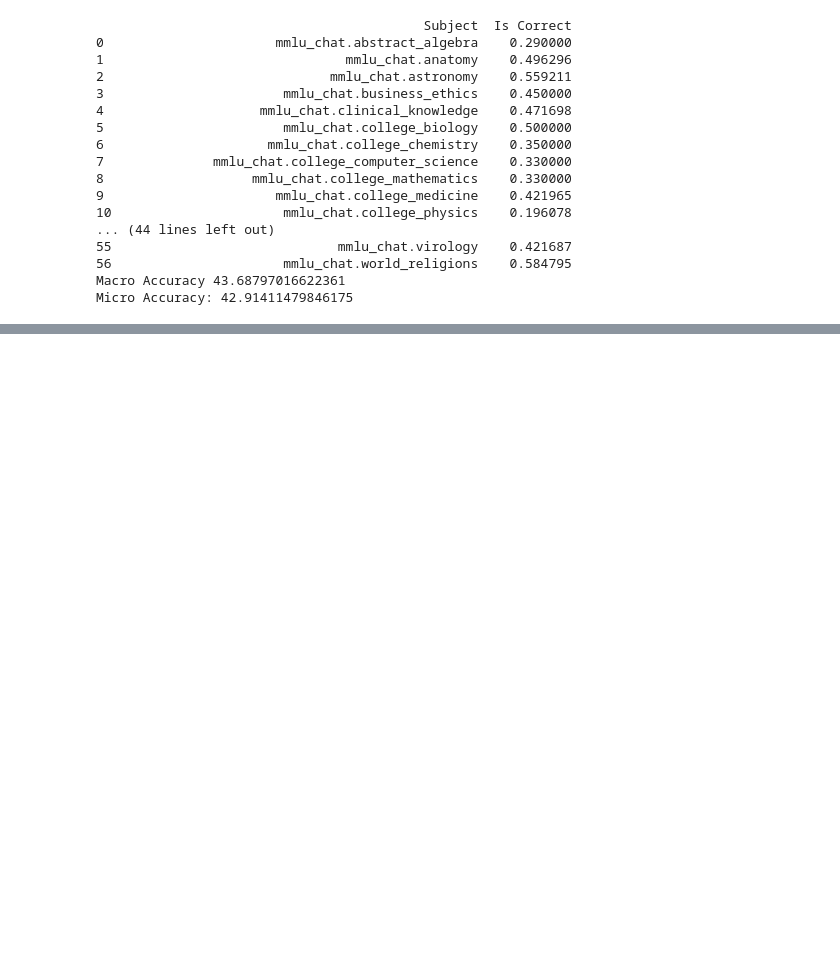
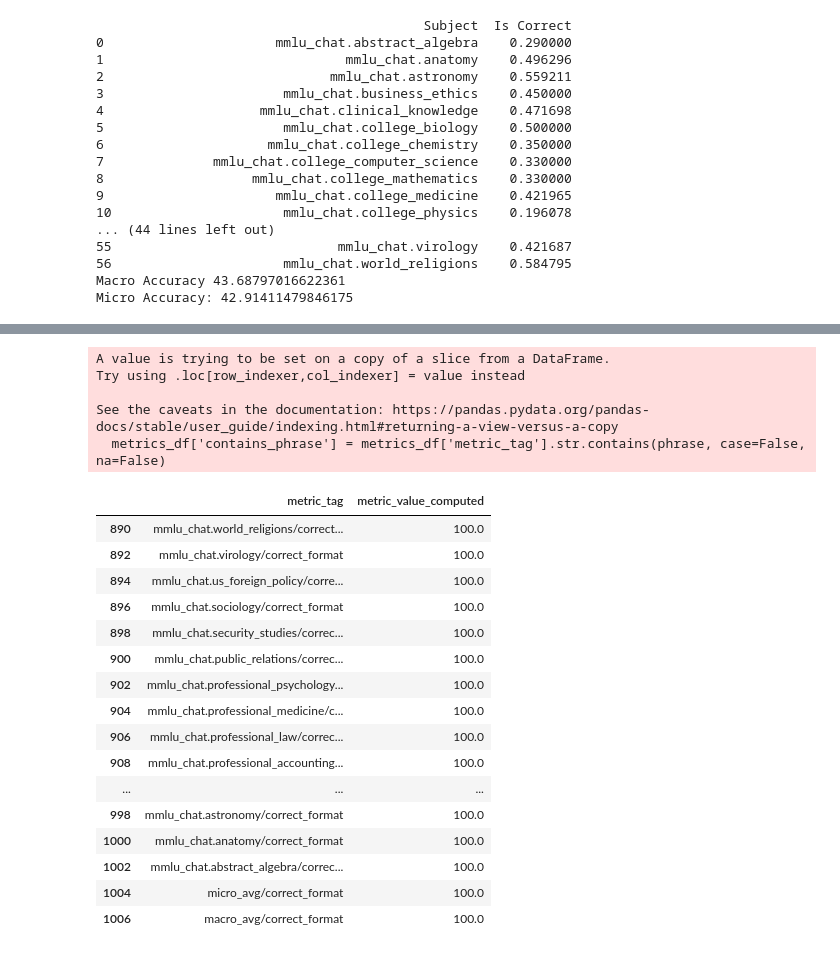
Before and after one commit to jaceroldan/llama-3.2-benchmark, a Jupyter notebook: llama_32_b_mmlu_eval.ipynb, the cells around one changed output, grey strips where cells are left out. Saved outputs shown, nothing was run; the diff lists cells and outputs as text; code cells hidden in the pictures; blank space fills up the shorter version.

```diff
--- a/llama_32_b_mmlu_eval.ipynb
+++ b/llama_32_b_mmlu_eval.ipynb
@@ -1457,0 +1501,30 @@ Micro Accuracy: 42.91411479846175
+# %%
+metrics_df = metrics[metrics['benchmark_label'] == 'MMLU']
+phrase = 'correct_format'
+# metrics_df
+metrics_df['contains_phrase'] = metrics_df['metric_tag'].str.contains(phrase, case=False, na=False)
+metrics_df[metrics_df['contains_phrase'] == True][['metric_tag', 'metric_value_computed']]
+# metrics_df
+# %% [output]
+A value is trying to be set on a copy of a slice from a DataFrame.
+Try using .loc[row_indexer,col_indexer] = value instead
+
+See the caveats in the documentation: https://pandas.pydata.org/pandas-docs/stable/user_guide/indexing.html#returning-a-view-versus-a-copy
+  metrics_df['contains_phrase'] = metrics_df['metric_tag'].str.contains(phrase, case=False, na=False)
+|  | metric_tag | metric_value_computed |
+| 890 | mmlu_chat.world_religions/correct... | 100.0 |
+| 892 | mmlu_chat.virology/correct_format | 100.0 |
+| 894 | mmlu_chat.us_foreign_policy/corre... | 100.0 |
+| 896 | mmlu_chat.sociology/correct_format | 100.0 |
+| 898 | mmlu_chat.security_studies/correc... | 100.0 |
+| 900 | mmlu_chat.public_relations/correc... | 100.0 |
+| 902 | mmlu_chat.professional_psychology... | 100.0 |
+| 904 | mmlu_chat.professional_medicine/c... | 100.0 |
+| 906 | mmlu_chat.professional_law/correc... | 100.0 |
+| 908 | mmlu_chat.professional_accounting... | 100.0 |
+| ... | ... | ... |
+| 998 | mmlu_chat.astronomy/correct_format | 100.0 |
+| 1000 | mmlu_chat.anatomy/correct_format | 100.0 |
+| 1002 | mmlu_chat.abstract_algebra/correc... | 100.0 |
+| 1004 | micro_avg/correct_format | 100.0 |
+| 1006 | macro_avg/correct_format | 100.0 |
```
Also changed, not shown: parts of 4 cells of this notebook, 2 other files.
